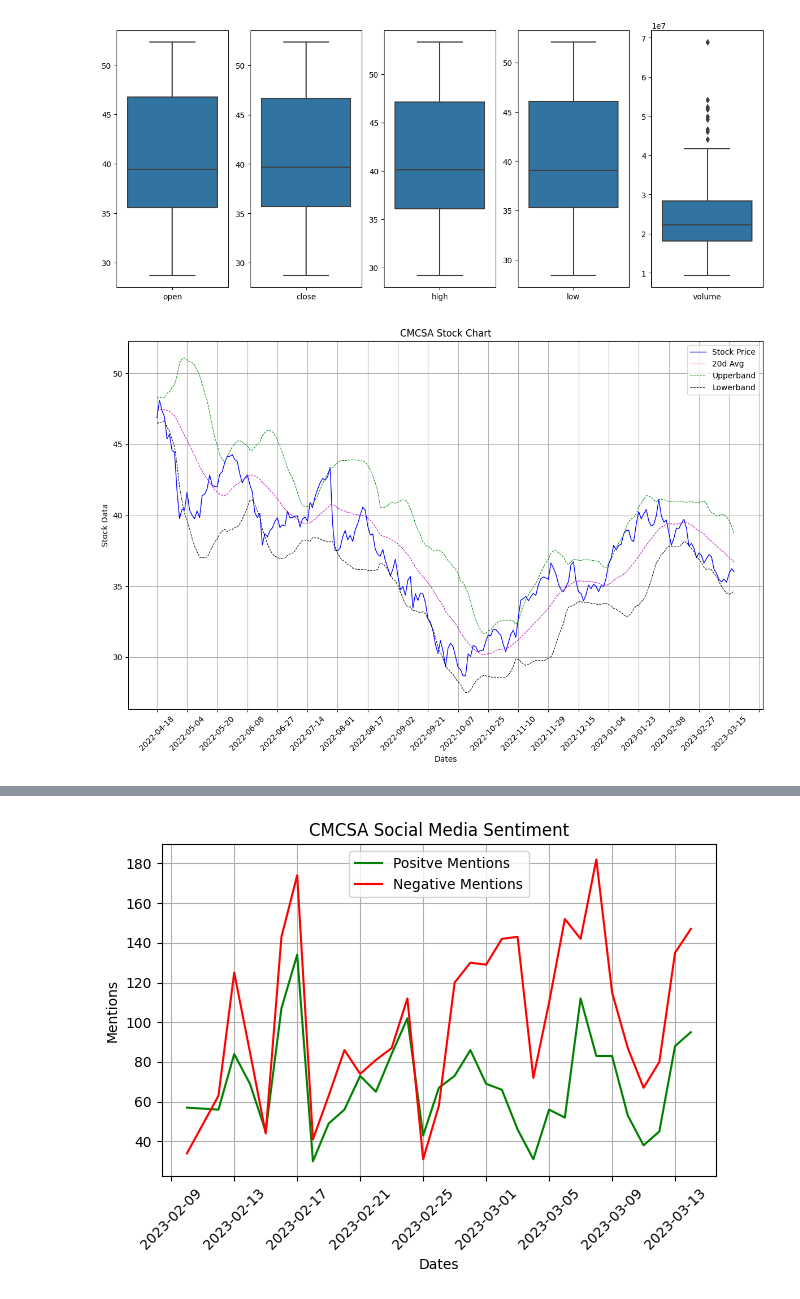
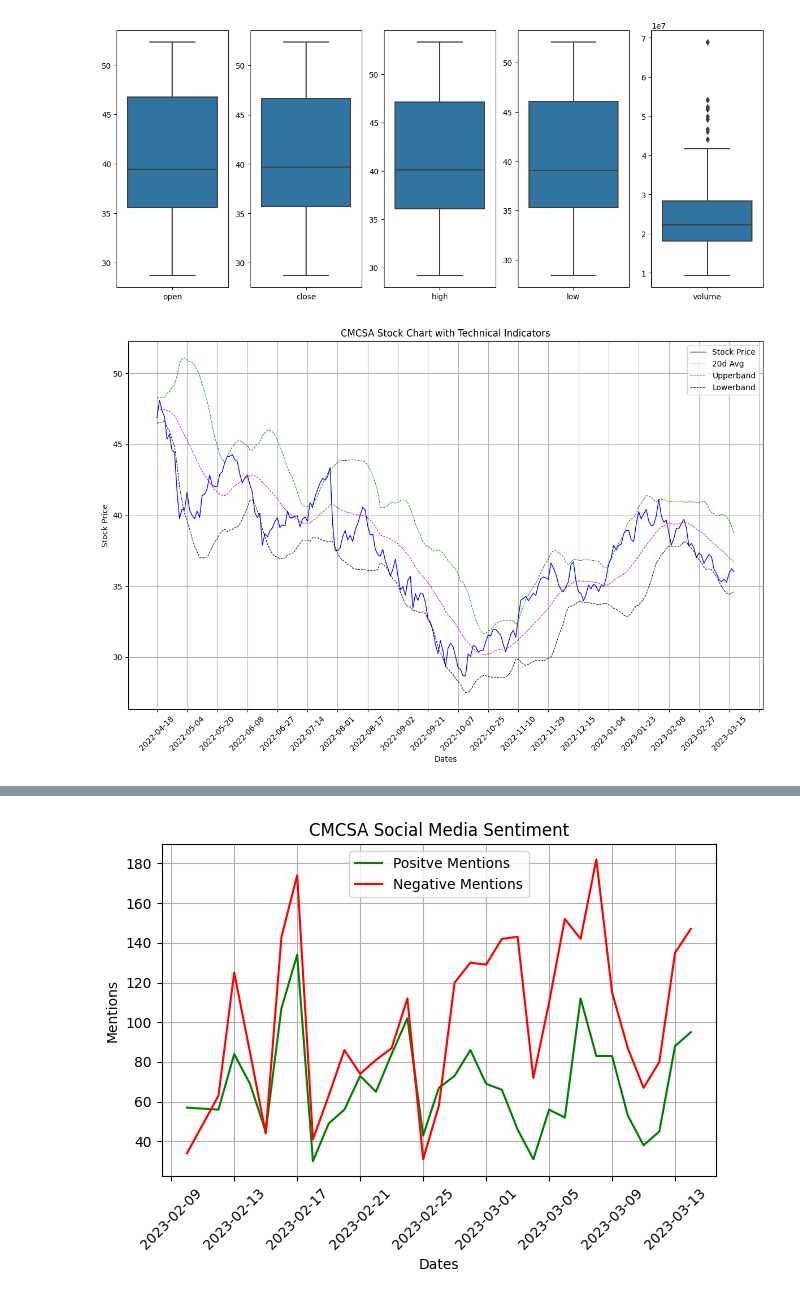
Before and after one commit to geoffpatton/dsci-521-project, a Jupyter notebook: final_project_impl.ipynb, the cells around one changed output, grey strips where cells are left out. Saved outputs shown, nothing was run; the diff lists cells and outputs as text; code cells hidden in the pictures.

```diff
--- a/final_project_impl.ipynb
+++ b/final_project_impl.ipynb
@@ -177,32 +177,32 @@ plt.show()
 # %%
 ### Technical Indicators
 ticker_symbol = 'CMCSA'
 tech_indicators_csv_file_path = './data/technical_indicators.csv'
 
 all_stock_df = pd.read_csv(tech_indicators_csv_file_path, header = 0)
 
 stock_technical_df = all_stock_df[all_stock_df['symbol'] == ticker_symbol].drop('symbol', axis = 1).sort_values(by=['unix_time'])
 
 plt.figure(figsize=(12,8),dpi=100)
 ax = plt.axes()
 ax.grid()
-ax.set(xlabel='Dates', ylabel='Stock Data', title=ticker_symbol + ' Stock Chart')
+ax.set(xlabel='Dates', ylabel='Stock Price', title=ticker_symbol + ' Stock Chart with Technical Indicators')
 
 ax.plot(stock_technical_df['date'], stock_technical_df['close'], label='Stock Price', c='b', linewidth=1)
 ax.plot(stock_technical_df['date'], stock_technical_df['middleband'], label='20d Avg', c='m', linewidth=.75, linestyle = 'dashed')
 ax.plot(stock_technical_df['date'], stock_technical_df['upperband'], label='Upperband', c='g', linewidth=.75, linestyle = 'dashed')
 ax.plot(stock_technical_df['date'], stock_technical_df['lowerband'], label='Lowerband', c='k', linewidth=.75, linestyle = 'dashed')
 
 ax.xaxis.set_major_locator(mticker. MultipleLocator(12))
 
 for tick in ax.get_xticklabels():
     tick.set_rotation(45)
 
 plt.tight_layout()
 plt.legend()
 plt.show()
 # %% [output]
-[figure, old version]
+[figure, new version]
 # %%
 # Additional Financial Data
 
```
Also changed, not shown: parts of 4 cells of this notebook.
